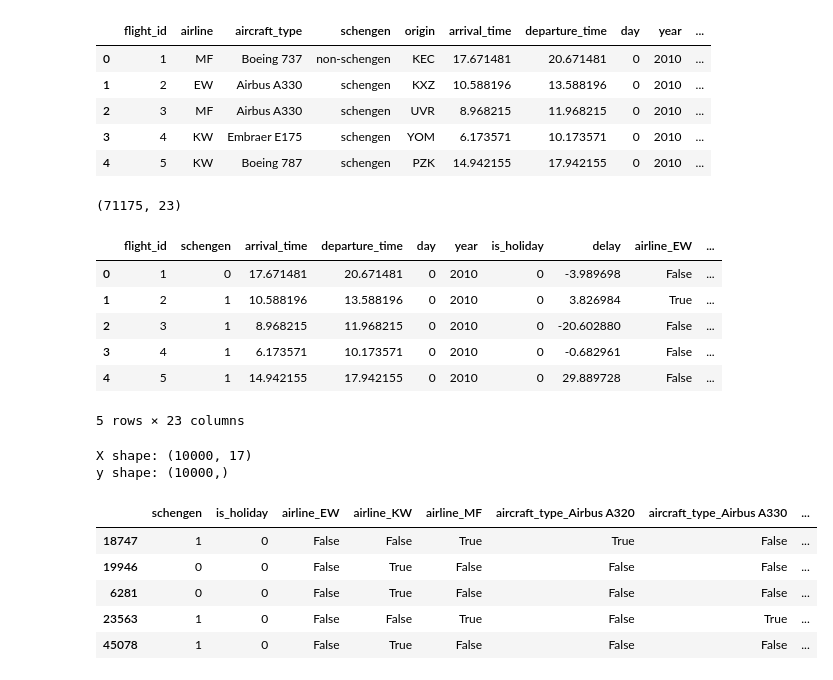
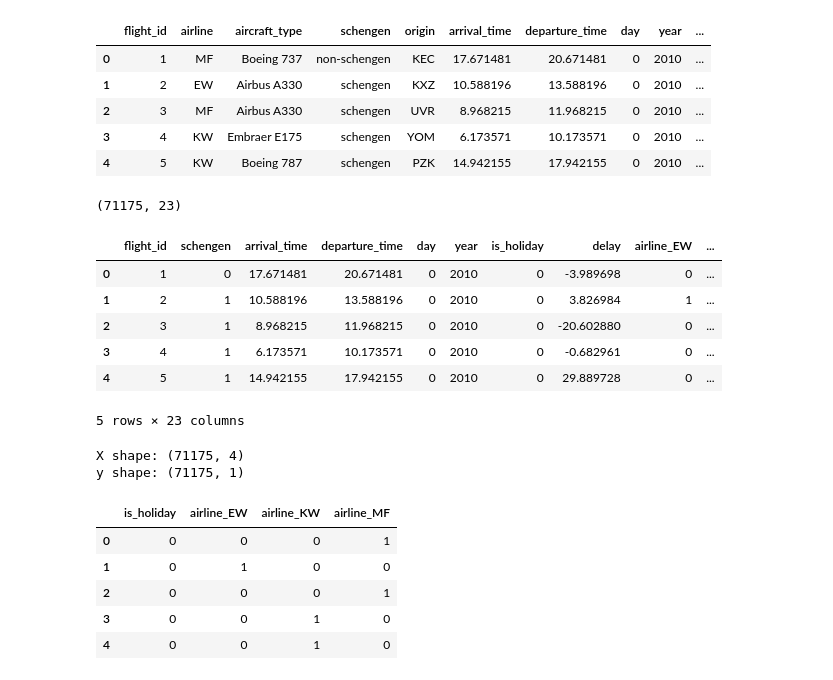
Before and after one commit to IgorNascAlves/data_flight_delays, a Jupyter notebook: notebooks/ModeloDeML_Gerador.ipynb, the cells around one changed output. Drawn from its saved outputs; the diff is of its cells as text; code cells hidden in the pictures.

```diff
--- a/notebooks/ModeloDeML_Gerador.ipynb
+++ b/notebooks/ModeloDeML_Gerador.ipynb
@@ -24,47 +24,58 @@ df.head()
 categorical_vars = ['airline', 'aircraft_type', 'origin']
 
 # Perform one-hot encoding
-df_encoded = pd.get_dummies(df, columns=categorical_vars)
+df_encoded = pd.get_dummies(df, columns=categorical_vars, dtype=int)
 
 # Perform label encoding
 label_mapping = {True: 1, False: 0, 'schengen': 1, 'non-schengen': 0}
 df_encoded['is_holiday'] = df['is_holiday'].map(label_mapping)
 df_encoded['schengen'] = df['schengen'].map(label_mapping)
 
+
 # Print the updated DataFrame
 print(df_encoded.shape)
 df_encoded.head()
 # %% [output]
 (71175, 23)
 |  | flight_id | schengen | arrival_time | departure_time | day | year | is_holiday | delay | airline_EW | ... |
-| 0 | 1 | 0 | 17.671481 | 20.671481 | 0 | 2010 | 0 | -3.989698 | False | ... |
-| 1 | 2 | 1 | 10.588196 | 13.588196 | 0 | 2010 | 0 | 3.826984 | True | ... |
-| 2 | 3 | 1 | 8.968215 | 11.968215 | 0 | 2010 | 0 | -20.602880 | False | ... |
-| 3 | 4 | 1 | 6.173571 | 10.173571 | 0 | 2010 | 0 | -0.682961 | False | ... |
-| 4 | 5 | 1 | 14.942155 | 17.942155 | 0 | 2010 | 0 | 29.889728 | False | ... |
+| 0 | 1 | 0 | 17.671481 | 20.671481 | 0 | 2010 | 0 | -3.989698 | 0 | ... |
+| 1 | 2 | 1 | 10.588196 | 13.588196 | 0 | 2010 | 0 | 3.826984 | 1 | ... |
+| 2 | 3 | 1 | 8.968215 | 11.968215 | 0 | 2010 | 0 | -20.602880 | 0 | ... |
+| 3 | 4 | 1 | 6.173571 | 10.173571 | 0 | 2010 | 0 | -0.682961 | 0 | ... |
+| 4 | 5 | 1 | 14.942155 | 17.942155 | 0 | 2010 | 0 | 29.889728 | 0 | ... |
 5 rows × 23 columns
 # %%
+from sklearn import preprocessing
+
 # Drop unnecessary columns
 df_cleaned = df_encoded.drop(['flight_id', 'arrival_time', 'departure_time', 'day', 'year'], axis=1)
-
-subset = df_cleaned.sample(n=10000)
+df_cleaned = df_cleaned[['is_holiday', 'airline_EW', 'airline_KW', 'airline_MF', 'delay']]
+# subset = df_cleaned.sample(n=10000)
 
 # Separate X and y
-X = subset.drop('delay', axis=1)
-y = subset['delay']
+X = df_cleaned.drop('delay', axis=1)
+y = df_cleaned[['delay']]
+# normalize y
+m= y.mean()
+s = y.std()
+y = (y-m)/s
+
+
+
+
 
 # Print the shape of X and y
 print("X shape:", X.shape)
 print("y shape:", y.shape)
 
 # Print the updated DataFrame
 X.head()
 # %% [output]
-X shape: (10000, 17)
-y shape: (10000,)
+X shape: (71175, 4)
+y shape: (71175, 1)
-|  | schengen | is_holiday | airline_EW | airline_KW | airline_MF | aircraft_type_Airbus A320 | aircraft_type_Airbus A330 | ... |
-| 18747 | 1 | 0 | False | False | True | True | False | ... |
-| 19946 | 0 | 0 | False | True | False | False | False | ... |
-| 6281 | 0 | 0 | False | True | False | False | False | ... |
-| 23563 | 1 | 0 | False | False | True | False | True | ... |
-| 45078 | 1 | 0 | False | True | False | False | False | ... |
+|  | is_holiday | airline_EW | airline_KW | airline_MF |
+| 0 | 0 | 0 | 0 | 1 |
+| 1 | 0 | 1 | 0 | 0 |
+| 2 | 0 | 0 | 0 | 1 |
+| 3 | 0 | 0 | 1 | 0 |
+| 4 | 0 | 0 | 1 | 0 |
```
Also changed, not shown: parts of 16 cells of this notebook.
